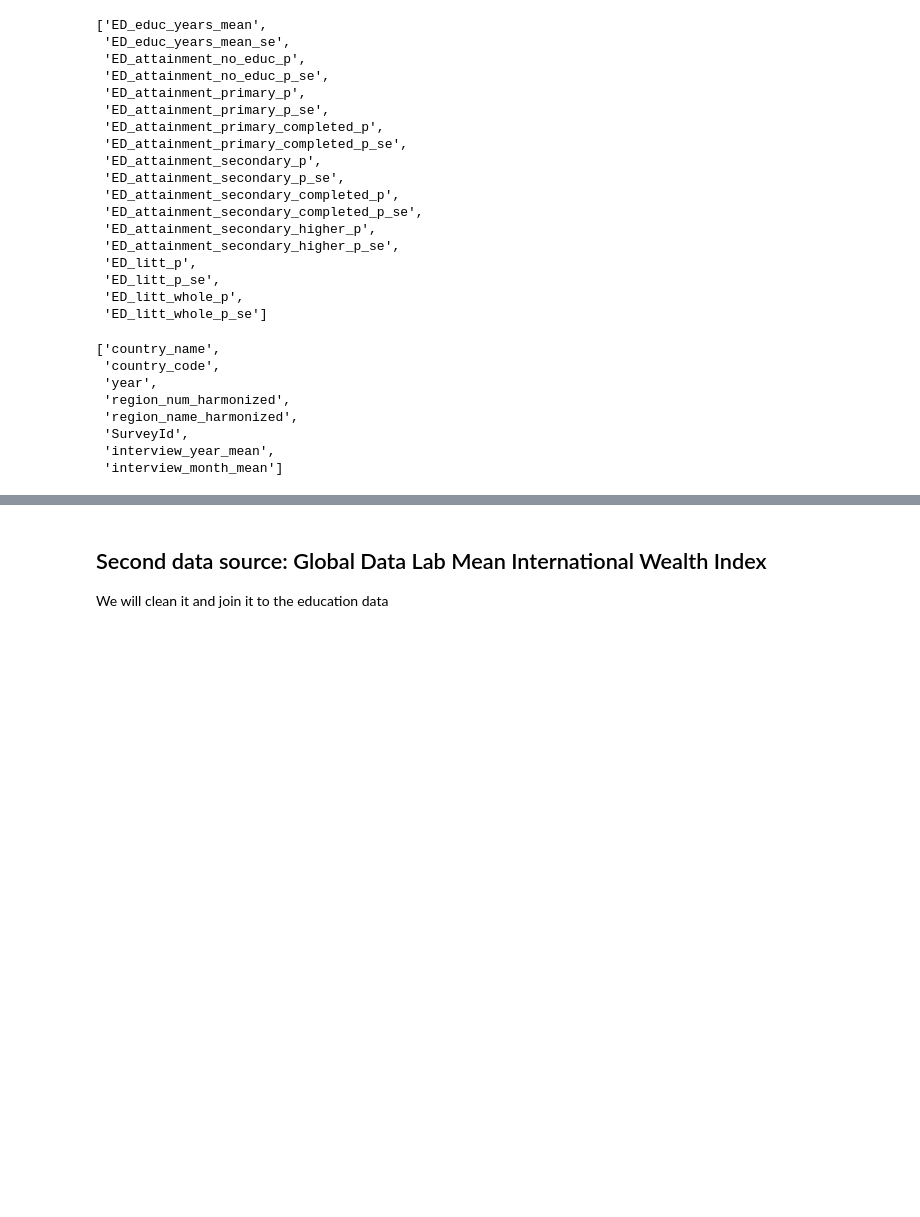
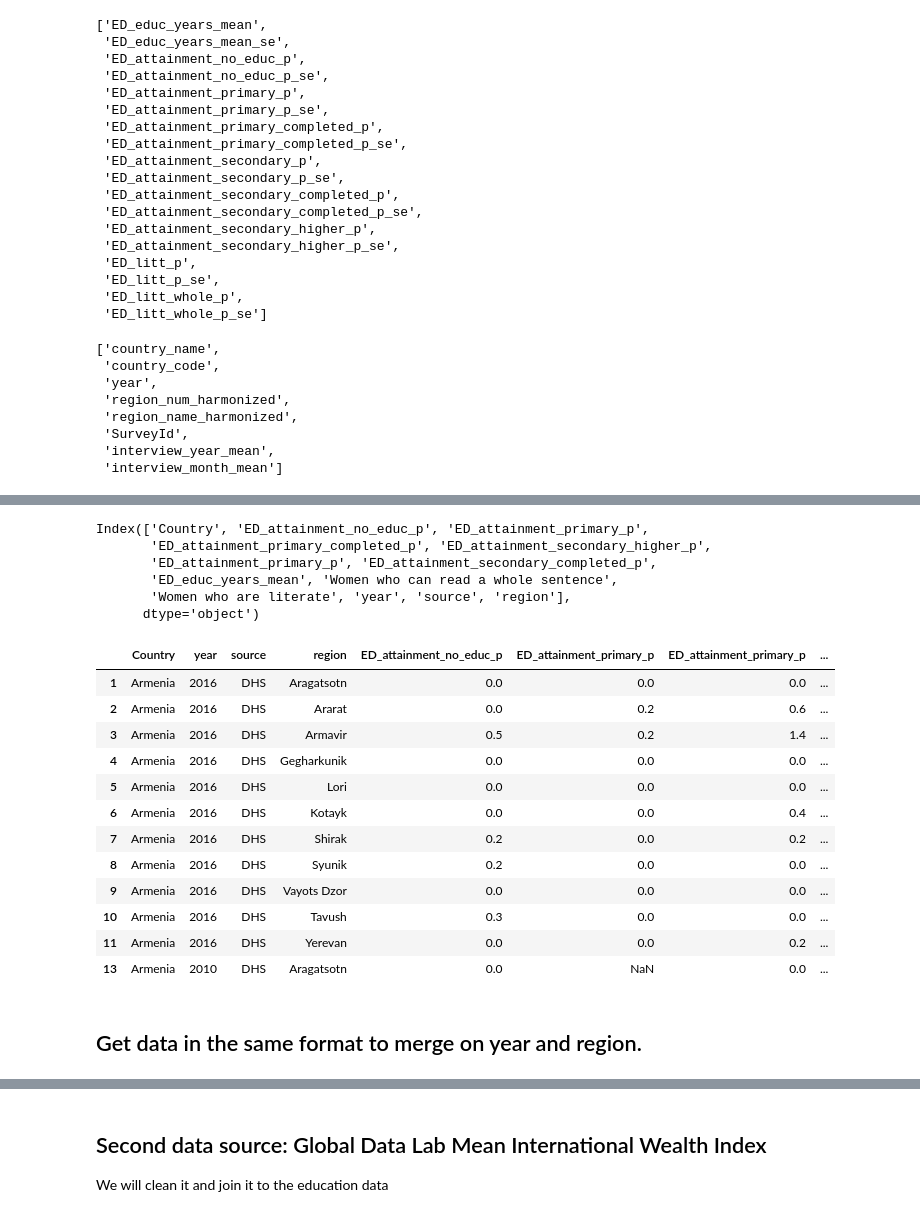
Before and after one commit to fayshaw/data_preprocessing, a Jupyter notebook: livwell.ipynb, the cells around one changed output, grey strips where cells are left out. Drawn from its saved outputs; the diff is of its cells as text; code cells hidden in the pictures; blank space fills up the shorter version.

```diff
--- a/livwell.ipynb
+++ b/livwell.ipynb
@@ -360,8 +360,8 @@ education_armenia.head()
 | 4 | Armenia | 2015-16 DHS | Region : Gegharkunik | 0.0 | 0.0 | 56.7 | ... |
 # %%
 # Drop rows that are not regions
-education_armenia = education_armenia[~education_armenia['Characteristic'].str.contains('Total')]
-education_armenia.head()
+stat_education_armenia = stat_education_armenia[~stat_education_armenia['Characteristic'].str.contains('Total')]
+stat_education_armenia.head()
 # %% [output]
 |  | Country | Survey | Characteristic | Women with no education | Women with completed primary educ... | Women with completed secondary ed... | ... |
 | 1 | Armenia | 2015-16 DHS | Region : Aragatsotn | 0.0 | 0.0 | 57.4 | ... |
@@ -370,8 +370,8 @@ education_armenia.head()
 | 4 | Armenia | 2015-16 DHS | Region : Gegharkunik | 0.0 | 0.0 | 56.7 | ... |
 | 5 | Armenia | 2015-16 DHS | Region : Lori | 0.0 | 0.0 | 43.3 | ... |
 # %%
-ed_armenia = education_armenia.drop(columns=['Survey', 'Characteristic'])
-ed_armenia.head()
+stat_ed_armenia = stat_education_armenia.drop(columns=['Survey', 'Characteristic'])
+stat_ed_armenia.head()
 # %% [output]
 |  | Country | Women with no education | Women with completed primary educ... | Women with completed secondary ed... | Women with more than secondary ed... | ... |
 | 1 | Armenia | 0.0 | 0.0 | 57.4 | 34.9 | ... |
@@ -383,16 +383,16 @@ ed_armenia.head()
 # Rename education columns
 rename_ed_cols ={
     'Women with no education' : 'ED_attainment_no_educ_p',
-    'Women with completed primary education' : 'ED_attainment_primary_p',
-    'Women with completed secondary education' : 'ED_attainment_primary_completed_p',
+    'Women with completed primary education' : 'ED_attainment_primary_completed_p',
+    'Women with completed secondary education' : 'ED_attainment_secondary_completed_p',
     'Women with more than secondary education' : 'ED_attainment_secondary_higher_p',
     'Women with primary education' : 'ED_attainment_primary_p',
-    'Women with secondary or higher education' : 'ED_attainment_secondary_completed_p',
-    'Median years of education completed [Women]' : 'ED_educ_years_mean'
+    'Women with secondary or higher education' : 'ED_attainment_secondary_higher_p',
+    'Median years of education completed [Women]' : 'ED_educ_years_median'
 }
 # %%
-ed_armenia = ed_armenia.rename(columns=rename_ed_cols)
-ed_armenia.head()
+stat_ed_armenia = stat_ed_armenia.rename(columns=rename_ed_cols)
+stat_ed_armenia.head()
 # %% [output]
 |  | Country | ED_attainment_no_educ_p | ED_attainment_primary_p | ED_attainment_primary_completed_p | ED_attainment_secondary_higher_p | ... |
 | 1 | Armenia | 0.0 | 0.0 | 57.4 | 34.9 | ... |
@@ -523,0 +504,37 @@ ed_armenia
+# %%
+stat_ed_armenia.columns
+# %% [output]
+Index(['Country', 'ED_attainment_no_educ_p', 'ED_attainment_primary_p',
+       'ED_attainment_primary_completed_p', 'ED_attainment_secondary_higher_p',
+       'ED_attainment_primary_p', 'ED_attainment_secondary_completed_p',
+       'ED_educ_years_mean', 'Women who can read a whole sentence',
+       'Women who are literate', 'year', 'source', 'region'],
+      dtype='object')
+# %%
+rename_cols = {'Median years of education completed [Women]' : 'ED_educ_years_mean'}
+
+stat_ed_armenia_renamed = stat_ed_armenia.rename(columns=rename_cols)
+
+cols_reorder = ['Country', 'year', 'source', 'region',	'ED_attainment_no_educ_p',
+                'ED_attainment_primary_p',	'ED_attainment_primary_completed_p',
+                'ED_attainment_secondary_higher_p', 'ED_attainment_primary_p',
+                'ED_attainment_secondary_completed_p', 'ED_educ_years_mean',
+                'Women who can read a whole sentence','Women who are literate']
+stat_ed_armenia_renamed = stat_ed_armenia_renamed[cols_reorder]
+stat_ed_armenia_renamed.head(12)
+# %% [output]
+|  | Country | year | source | region | ED_attainment_no_educ_p | ED_attainment_primary_p | ED_attainment_primary_p | ... |
+| 1 | Armenia | 2016 | DHS | Aragatsotn | 0.0 | 0.0 | 0.0 | ... |
+| 2 | Armenia | 2016 | DHS | Ararat | 0.0 | 0.2 | 0.6 | ... |
+| 3 | Armenia | 2016 | DHS | Armavir | 0.5 | 0.2 | 1.4 | ... |
+| 4 | Armenia | 2016 | DHS | Gegharkunik | 0.0 | 0.0 | 0.0 | ... |
+| 5 | Armenia | 2016 | DHS | Lori | 0.0 | 0.0 | 0.0 | ... |
+| 6 | Armenia | 2016 | DHS | Kotayk | 0.0 | 0.0 | 0.4 | ... |
+| 7 | Armenia | 2016 | DHS | Shirak | 0.2 | 0.0 | 0.2 | ... |
+| 8 | Armenia | 2016 | DHS | Syunik | 0.2 | 0.0 | 0.0 | ... |
+| 9 | Armenia | 2016 | DHS | Vayots Dzor | 0.0 | 0.0 | 0.0 | ... |
+| 10 | Armenia | 2016 | DHS | Tavush | 0.3 | 0.0 | 0.0 | ... |
+| 11 | Armenia | 2016 | DHS | Yerevan | 0.0 | 0.0 | 0.2 | ... |
+| 13 | Armenia | 2010 | DHS | Aragatsotn | 0.0 | NaN | 0.0 | ... |
+# %% [markdown]
+## Get data in the same format to merge on year and region.
```
Also changed, not shown: parts of 32 cells of this notebook.
